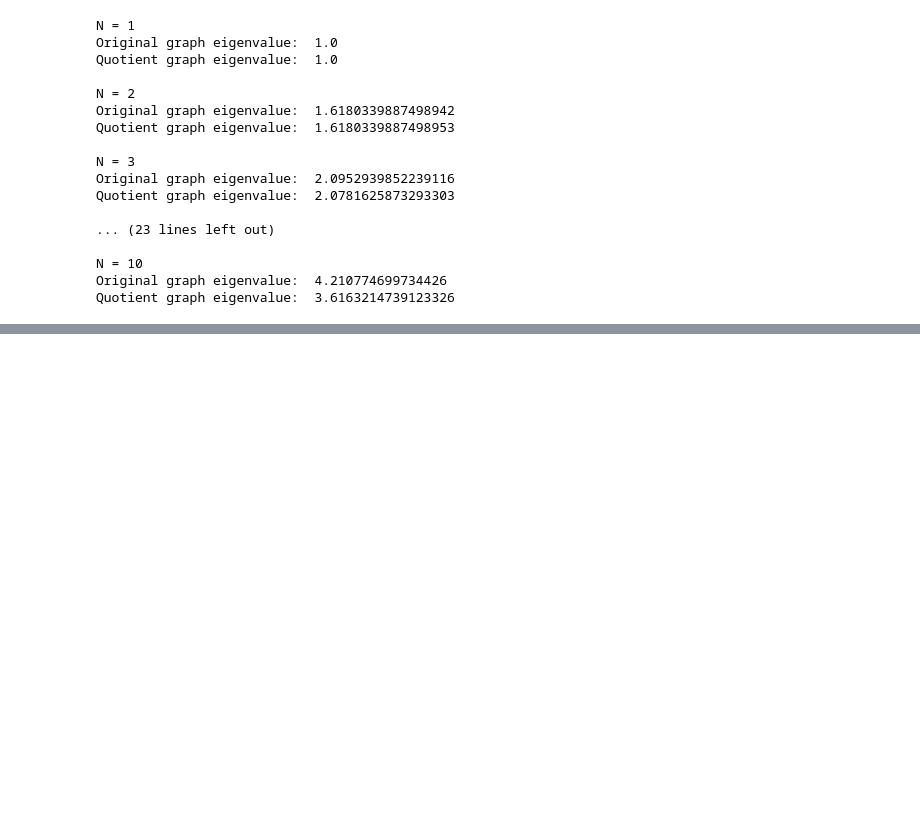
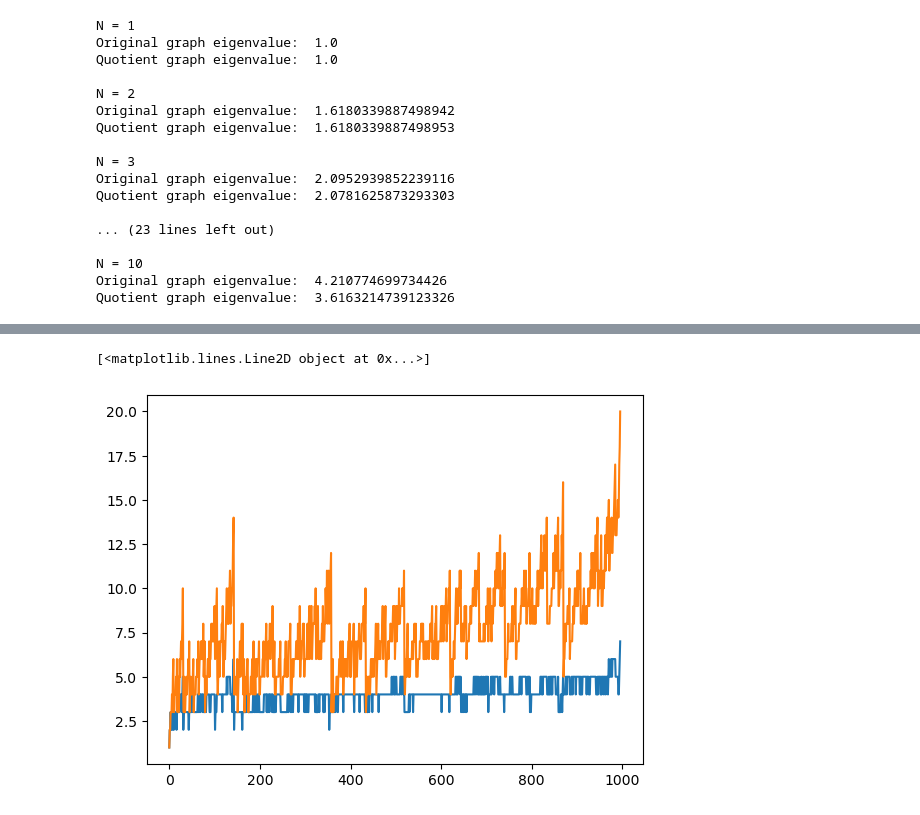
Before and after one commit to emanueljuliano/Strongly_Cospectral_Vertices_On_Trees, a Jupyter notebook: Grundy Eigenvalue.ipynb, the cells around one changed output, grey strips where cells are left out. Cells and saved outputs as stored; diff of their text form; code cells hidden in the pictures; blank space fills up the shorter version.

```diff
--- a/Grundy Eigenvalue.ipynb
+++ b/Grundy Eigenvalue.ipynb
@@ -371,0 +341,35 @@ max(np.linalg.eig(A)[0])
+# %%
+from sage.graphs.graph_coloring import grundy_coloring
+import numpy as np
+
+min_size = 1
+max_size = 7
+
+grundy_val = []
+spectral_val = []
+
+for size in range(min_size, max_size + 1):
+    print("\nTesting with size: ", size)
+    cnt = 0
+
+    for G in graphs(size):
+        if not G.is_connected():
+            continue
+
+        if cnt and cnt % 1000 == 0:
+            print(cnt)
+
+        grundy = grundy_coloring(G, len(G))
+
+        max_eig = max(np.linalg.eig(G.adjacency_matrix())[0])
+        spectral_bound = 0
+        x = 0.0
+        while (x-1e-6 <= max_eig):
+            x = (x + sqrt(x^2 + 4))/2
+            spectral_bound += 1
+
+        grundy_val.append(grundy)
+        spectral_val.append(spectral_bound)
+
+        cnt += 1
+    print("Tested with", cnt, "graphs")
@@ -371,0 +397,9 @@ max(np.linalg.eig(A)[0])
+# %%
+import matplotlib.pyplot as plt
+X = [i for i in range(len(grundy_val))]
+
+plt.plot(X, grundy_val)
+plt.plot(X, spectral_val)
+# %% [output]
+[<matplotlib.lines.Line2D object at 0x...>]
+[figure, added]
```
Also changed, not shown: parts of 20 cells of this notebook.
